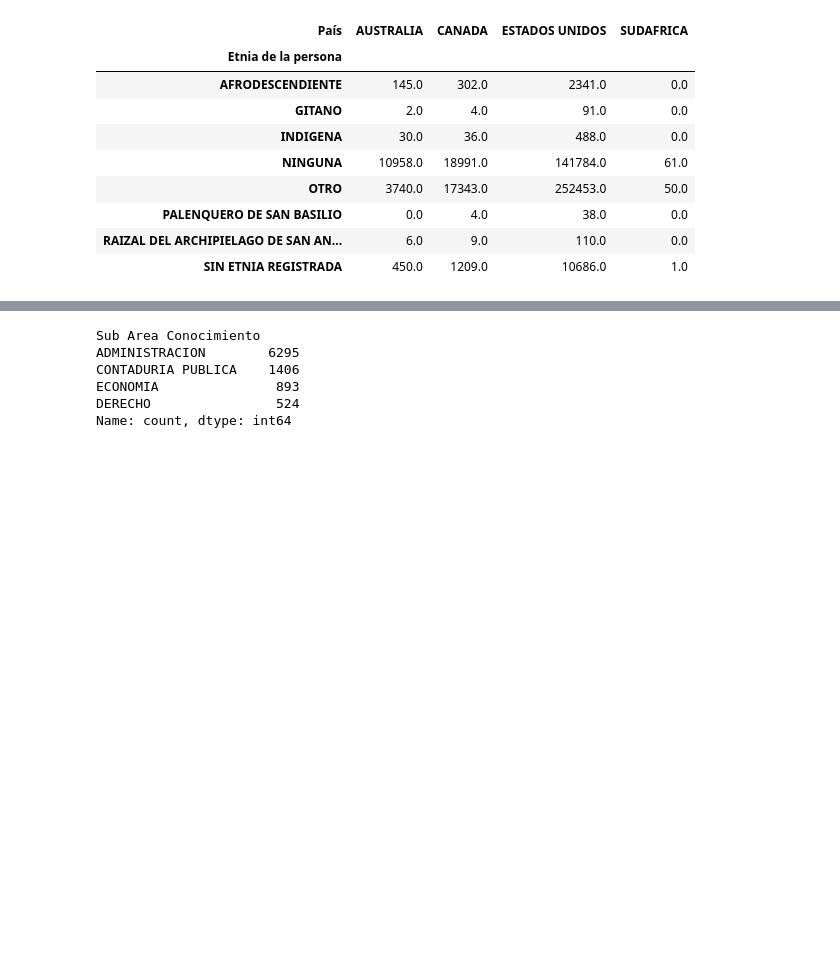
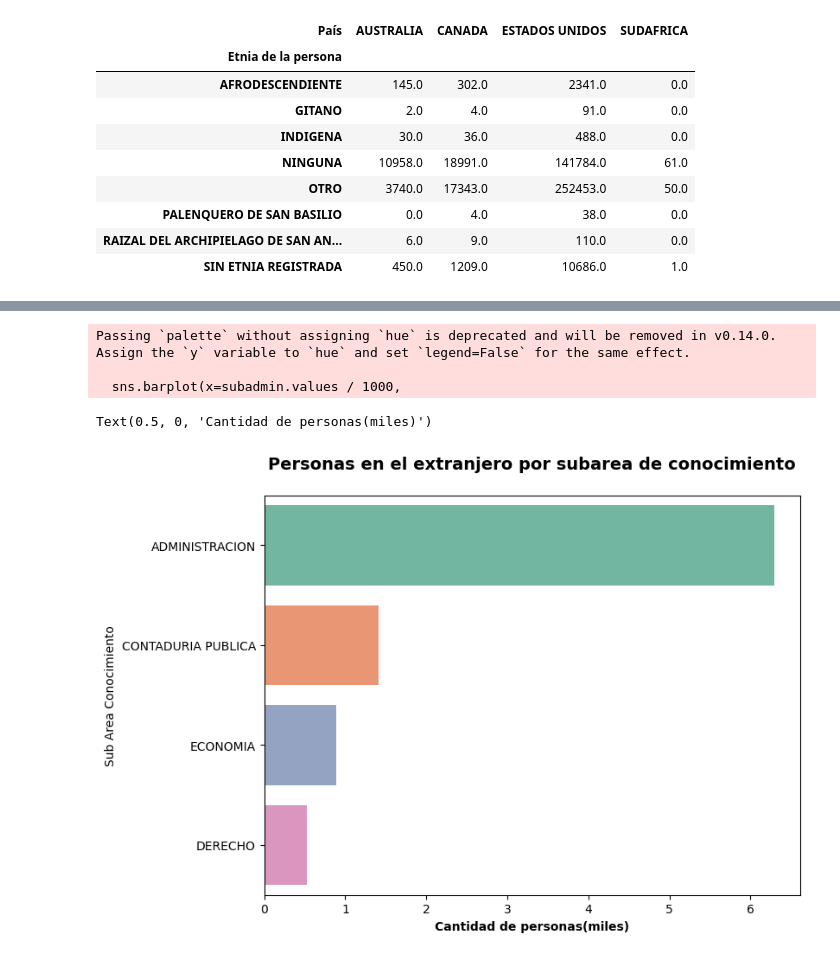
Before and after one commit to Jesus-Gamboa/analisisdatos, a Jupyter notebook: Analisis_de_los_datos.ipynb, the cells around one changed output, grey strips where cells are left out. Drawn from its saved outputs; the diff is of its cells as text; code cells hidden in the pictures; blank space fills up the shorter version.

```diff
--- a/Analisis_de_los_datos.ipynb
+++ b/Analisis_de_los_datos.ipynb
@@ -400,11 +416,15 @@ admin = Df_final[filtro]
 # %%
 subadmin = admin['Sub Area Conocimiento'].value_counts().sort_values(ascending=False)
 # %%
-subadmin
+plt.figure(figsize=(8,6))
+sns.barplot(x=subadmin.values / 1000,
+            y=subadmin.index,
+            palette='Set2')
+plt.title('Personas en el extranjero por subarea de conocimiento\n', fontsize=14, fontdict={'fontweight':'bold'})
+plt.xlabel('Cantidad de personas(miles)', fontweight='bold')
 # %% [output]
-Sub Area Conocimiento
-ADMINISTRACION        6295
-CONTADURIA PUBLICA    1406
-ECONOMIA               893
-DERECHO                524
-Name: count, dtype: int64
+Passing `palette` without assigning `hue` is deprecated and will be removed in v0.14.0. Assign the `y` variable to `hue` and set `legend=False` for the same effect.
+
+  sns.barplot(x=subadmin.values / 1000,
+Text(0.5, 0, 'Cantidad de personas(miles)')
+[figure, added]
```
Also changed, not shown: parts of 2 cells of this notebook, 1 other file.
